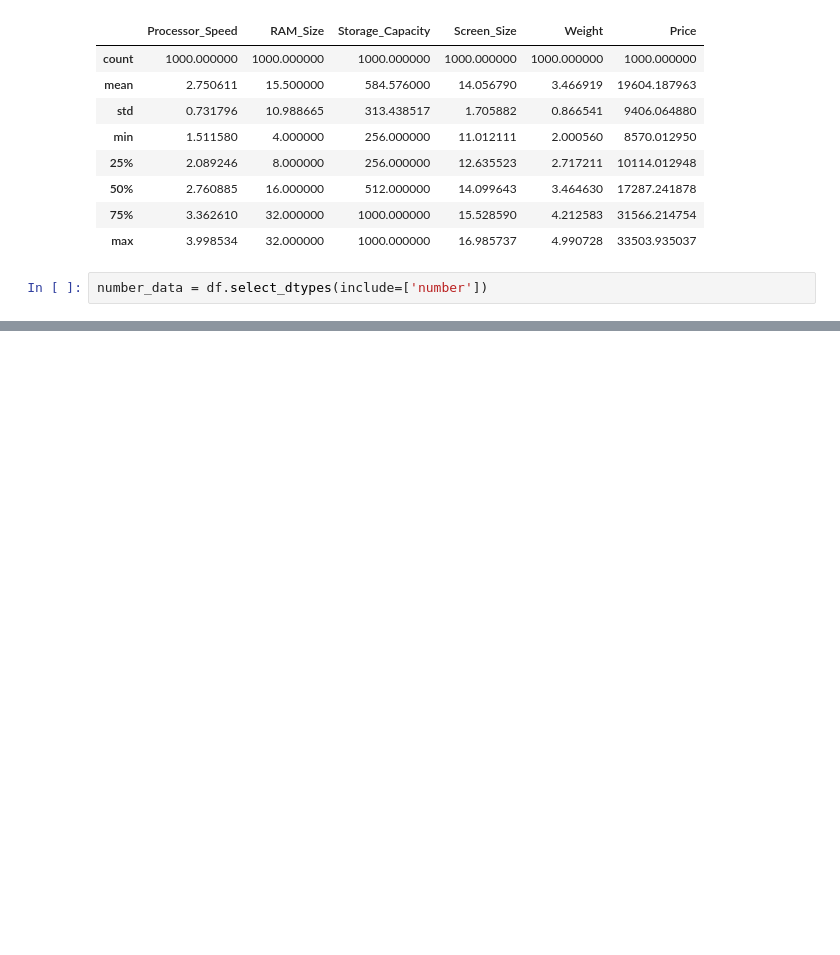
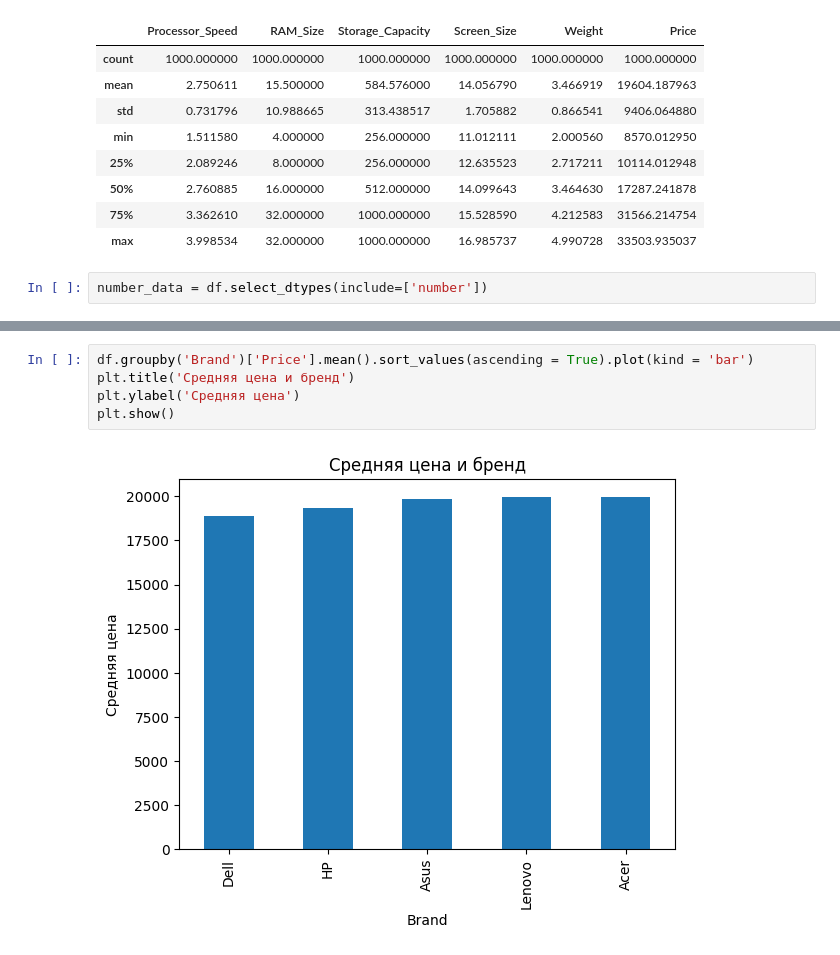
Before and after one commit to AleksandrFrom/DS, a Jupyter notebook: DS with Onur/predicting laptop prices with ML.ipynb, the cells around one changed output, grey strips where cells are left out. Saved outputs shown, nothing was run; the diff lists cells and outputs as text; blank space fills up the shorter version.

```diff
--- a/DS with Onur/predicting laptop prices with ML.ipynb
+++ b/DS with Onur/predicting laptop prices with ML.ipynb
@@ -93,0 +94,7 @@ number_data
+# %%
+df.groupby('Brand')['Price'].mean().sort_values(ascending = True).plot(kind = 'bar')
+plt.title('Средняя цена и бренд')
+plt.ylabel('Средняя цена')
+plt.show()
+# %% [output]
+[figure, added]
```
Also changed, not shown: parts of 17 cells of this notebook.
